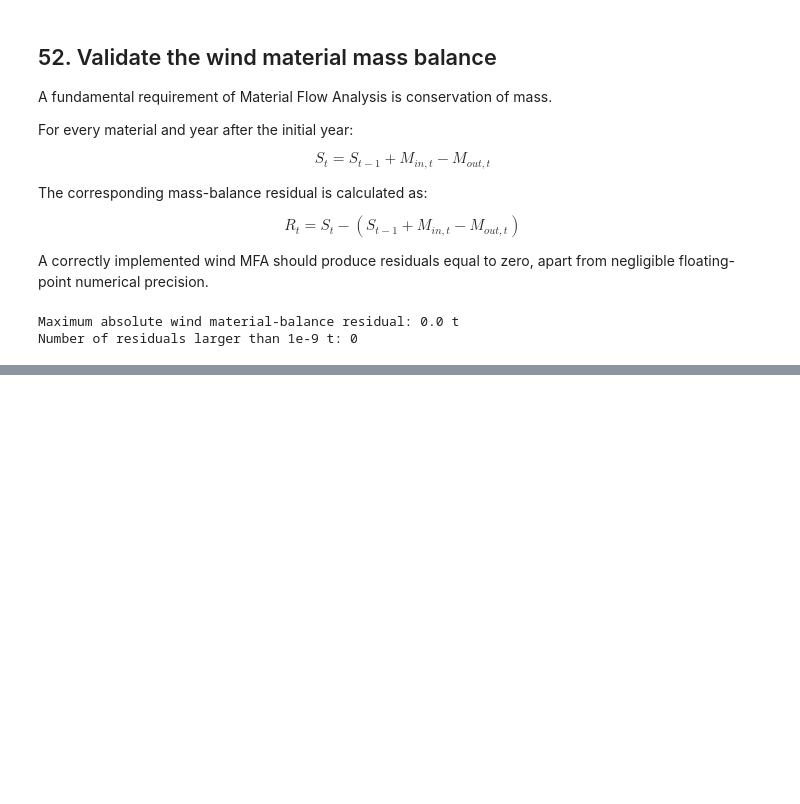
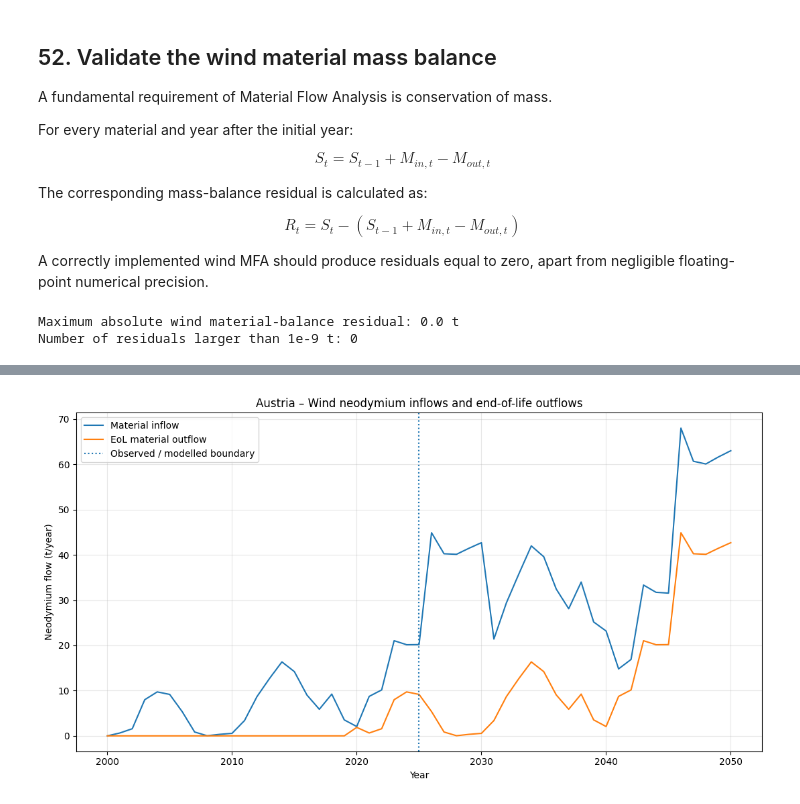
Before and after one commit to Trickwillfrit/MFA, a Jupyter notebook: notebooks/ENV501_Austria_Croatia_MFA.ipynb, the cells around one changed output, grey strips where cells are left out. Cells and saved outputs as stored; diff of their text form; code cells hidden in the pictures; blank space fills up the shorter version.

```diff
--- a/notebooks/ENV501_Austria_Croatia_MFA.ipynb
+++ b/notebooks/ENV501_Austria_Croatia_MFA.ipynb
@@ -5749,0 +5803,41 @@ Number of residuals larger than 1e-9 t: 0
+# %%
+country = "Austria"
+
+plot_data = wind_selected_material[
+    wind_selected_material["Country"] == country
+].copy()
+
+plt.figure(figsize=(11, 6))
+
+plt.plot(
+    plot_data["Year"],
+    plot_data["Material_Inflow_t"],
+    label="Material inflow"
+)
+
+plt.plot(
+    plot_data["Year"],
+    plot_data["Material_Outflow_t"],
+    label="EoL material outflow"
+)
+
+plt.axvline(
+    x=2025,
+    linestyle=":",
+    linewidth=1.5,
+    label="Observed / modelled boundary"
+)
+
+plt.xlabel("Year")
+plt.ylabel("Neodymium flow (t/year)")
+plt.title(
+    "Austria – Wind neodymium inflows and end-of-life outflows"
+)
+
+plt.legend()
+plt.grid(alpha=0.3)
+
+plt.tight_layout()
+plt.show()
+# %% [output]
+[figure, added]
```
Also changed, not shown: parts of 5 cells of this notebook.
